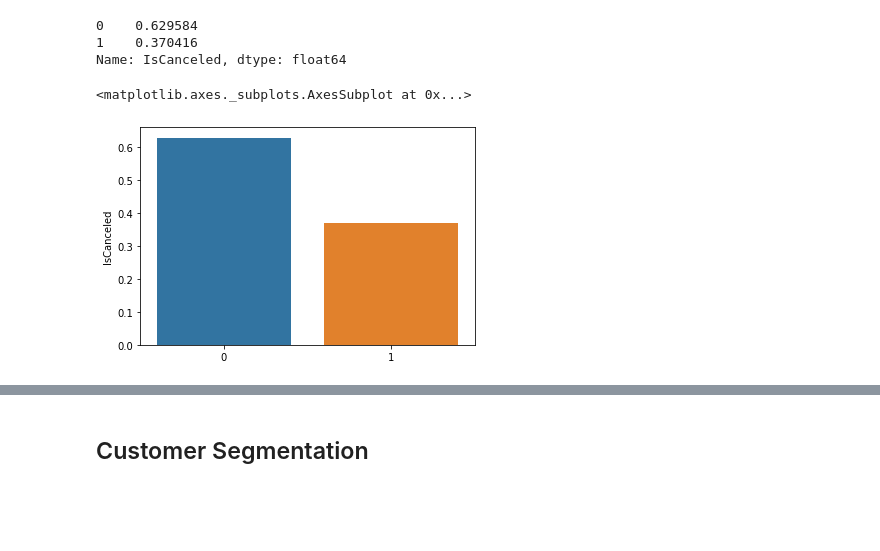
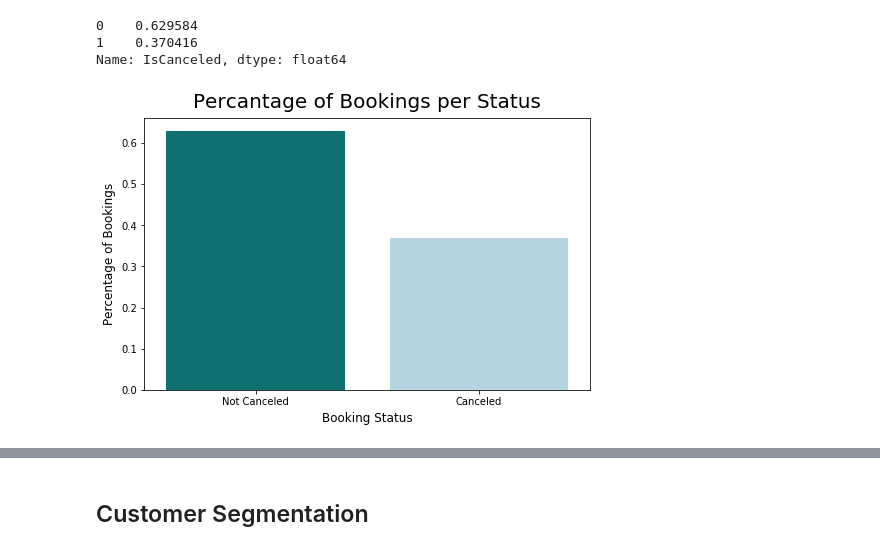
Before and after one commit to JulKelman/Predicting-Hotel-Bookings-Cancellation, a Jupyter notebook: code/Notebook 1 .ipynb, the cells around one changed output, grey strips where cells are left out. Cells and saved outputs as stored; diff of their text form; code cells hidden in the pictures; blank space fills up the shorter version.

```diff
--- a/code/Notebook 1 .ipynb
+++ b/code/Notebook 1 .ipynb
@@ -160,3 +183,5 @@ hotels.shape
+# %%
+df['company'].replace(to_replace='NULL', value='No Company', inplace=True)
 # %% [markdown]
 ### Missing Data
 # %%
@@ -181,0 +215,3 @@ dtype: int64
+# %%
+# replacing null value for country feature with "unknown"
+df['country'].fillna("unknown", inplace=True)
@@ -181,0 +240,6 @@ dtype: int64
+# %%
+# children should be int
+# reservationstattusdate should be datetime
+
+# df['children'] = df['children'].astype(int)
+df['reservation_status_date'] = pd.to_datetime(df['reservation_status_date'])
@@ -182,3 +266,6 @@ dtype: int64
+# %%
+df['arrival_date_full'] = df['arrival_date_year'].astype(str) + "-" + df['arrival_date_month'].map({'January':1, 'February':2, 'March':3, 'April':4, 'May':5, 'June':6, 'July':7, 'August':8, 'September':9, 'October':10, 'November':11, 'December':12}).astype(str) + "-" + df['arrival_date_day_of_month'].astype(str)
+df['arrival_date_full'] = pd.to_datetime(df['arrival_date_full'], format="%Y-%m-%d")
 # %% [markdown]
 ## EDA
 # %% [markdown]
@@ -189,8 +276,12 @@ hotels['IsCanceled'].value_counts(normalize=True)
 0    0.629584
 1    0.370416
 Name: IsCanceled, dtype: float64
-# %%
-sns.barplot(x=hotels['IsCanceled'].unique(), y=hotels['IsCanceled'].value_counts(normalize=True))
-# %% [output]
-<matplotlib.axes._subplots.AxesSubplot at 0x...>
-[figure, removed]
+# %%
+plt.figure(figsize=(8,5))
+plt.title("Percantage of Bookings per Status", fontsize = 20, pad = 10)
+sns.barplot(x=df['is_canceled'].unique(), y=df['is_canceled'].value_counts(normalize=True), palette=['teal', 'lightblue'])
+plt.xlabel("Booking Status", fontsize = 12, labelpad = 5)
+plt.ylabel("Percentage of Bookings", fontsize = 12, labelpad = 5)
+plt.xticks(ticks=[0, 1], labels=['Not Canceled', 'Canceled']);
+# %% [output]
+[figure, added]
```
Also changed, not shown: parts of 34 cells of this notebook, 1 other file.
